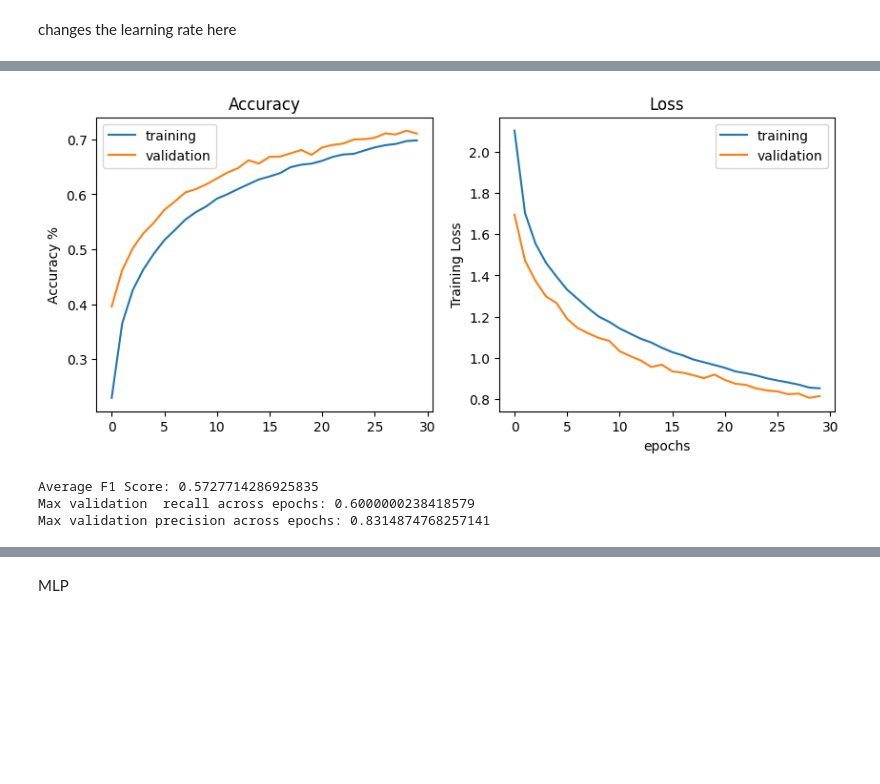
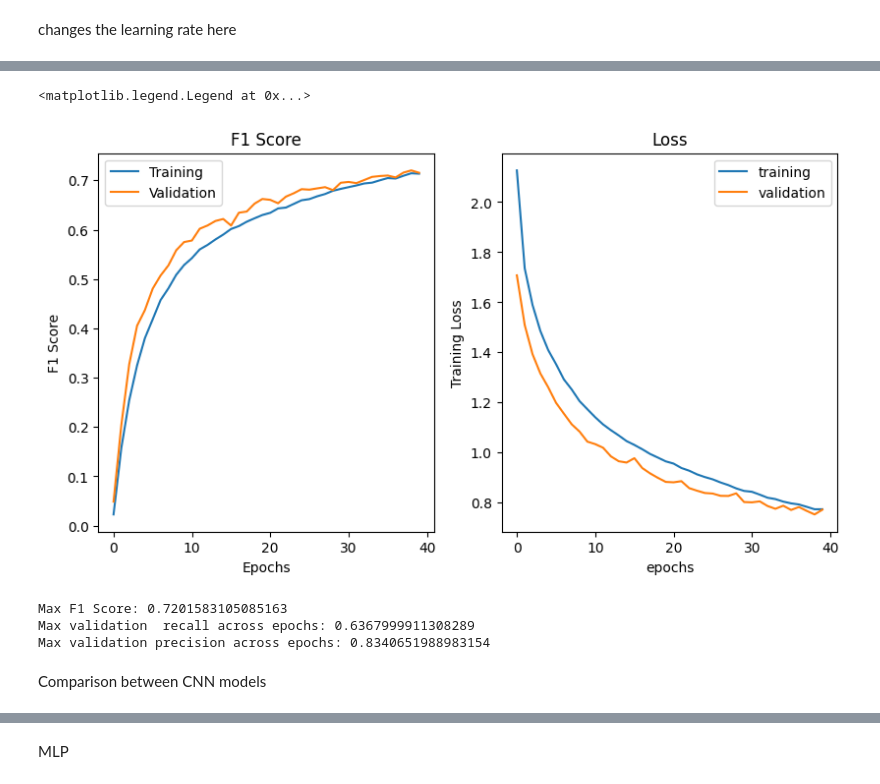
Before and after one commit to ElijahChesnut26/MLLab6, a Jupyter notebook: MLLab6.ipynb, the cells around one changed output, grey strips where cells are left out. Saved outputs shown, nothing was run; the diff lists cells and outputs as text; code cells hidden in the pictures; blank space fills up the shorter version.

Commit message:
some comparison and analysis done. dont run again

```diff
--- a/MLLab6.ipynb
+++ b/MLLab6.ipynb
@@ -812,7 +883,7 @@ resnet2.compile(loss='categorical_crossentropy', # 'categorical_crossentropy' 'm
                 metrics=['accuracy', 'recall', 'precision'])
 # %%
 history4 = resnet2.fit(X_train, y_train, batch_size=64,
-                      epochs=30, verbose=1,
+                      epochs=40, verbose=1,
                       validation_data=(X_test,y_test),
                       callbacks=[EarlyStopping(monitor='val_loss', patience=4)]
                      )
@@ -855,40 +926,46 @@ summarize_net(resnet2, X_test, y_test, title_text='Using Exp.+Reg.+Init.:')
 # %%
-plt.figure(figsize=(10,4))
-plt.subplot(1,2,1)
-plt.plot(history4.history['accuracy'], label='training')
+# Calculate F1 score for training and validation
+train_f1_4 = 2 * (np.array(history4.history['precision']) * np.array(history4.history['recall'])) / (np.array(history4.history['precision']) + np.array(history4.history['recall']) + 1e-6)
+val_f1_4 = 2 * (np.array(history4.history['val_precision']) * np.array(history4.history['val_recall'])) / (np.array(history4.history['val_precision']) + np.array(history4.history['val_recall']) + 1e-6)
+plt.figure(figsize=(15, 5))
 
-plt.ylabel('Accuracy %')
-plt.title('Training')
-plt.plot(history4.history['val_accuracy'], label='validation')
-plt.title('Accuracy')
+plt.subplot(1, 3, 1)
+plt.plot(train_f1_4, label='Training')
+plt.plot(val_f1_4, label='Validation')
+plt.title('F1 Score')
+plt.xlabel('Epochs')
+plt.ylabel('F1 Score')
 plt.legend()
 
-plt.subplot(1,2,2)
+
+plt.subplot(1,3,2)
 plt.plot(history4.history['loss'], label='training')
 plt.ylabel('Training Loss')
 plt.xlabel('epochs')
 
 plt.plot(history4.history['val_loss'], label='validation')
 plt.xlabel('epochs')
 plt.title('Loss')
 plt.legend()
-plt.show()
 # %% [output]
+<matplotlib.legend.Legend at 0x...>
-[figure, old version]
+[figure, new version]
 # %%
 recall_history4 = history4.history['val_recall']  # Average recall across epochs
 precision_history4 = history4.history['val_precision']
 f1_scores4 = 2 * (np.array(precision_history4) * np.array(recall_history4)) / (np.array(precision_history4) + np.array(recall_history4))
 
 # Calculate the average F1 score
-average_f1_score4 = np.mean(f1_scores4)
+max_f1_score4 = np.max(f1_scores4)
 
 # Print the average F1 score
-print("Average F1 Score:", average_f1_score4)
+print("Max F1 Score:", max_f1_score4)
 
 print(f'Max validation  recall across epochs: {np.max(recall_history4)}')
 print(f'Max validation precision across epochs: {np.max(precision_history4)}')
 # %% [output]
-Average F1 Score: 0.5727714286925835
-Max validation  recall across epochs: 0.6000000238418579
-Max validation precision across epochs: 0.8314874768257141
+Max F1 Score: 0.7201583105085163
+Max validation  recall across epochs: 0.6367999911308289
+Max validation precision across epochs: 0.8340651988983154
+# %% [markdown]
+Comparison between CNN models
```
Also changed, not shown: parts of 40 cells of this notebook.
